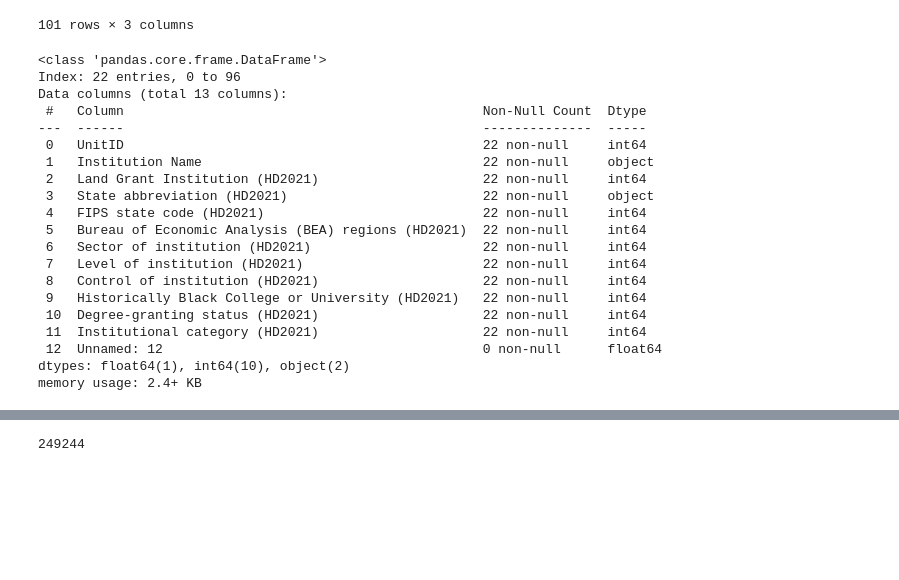
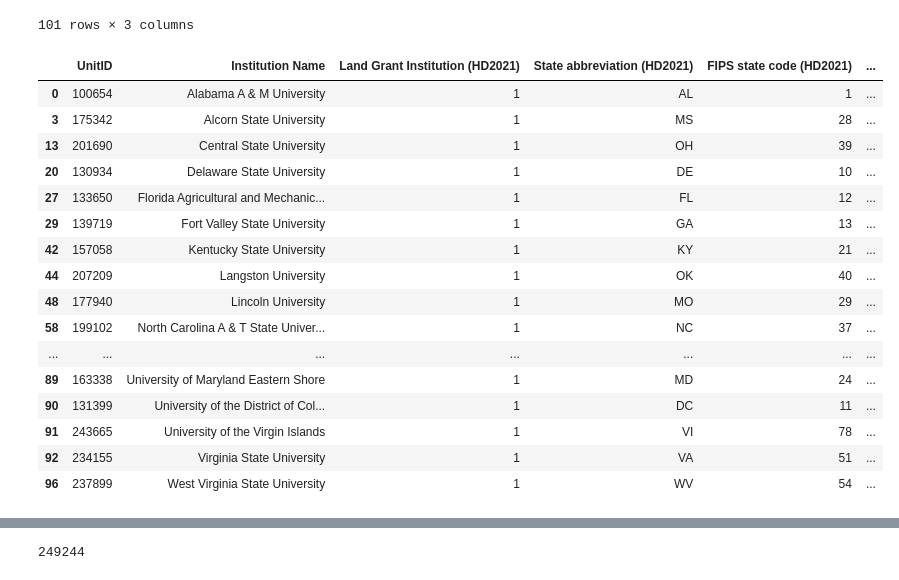
Before and after one commit to mhm516/HBCU_Analysis_Capstone, a Jupyter notebook: notebook/school_stats.ipynb, the cells around one changed output, grey strips where cells are left out. Cells and saved outputs as stored; diff of their text form; code cells hidden in the pictures; blank space fills up the shorter version.

```diff
--- a/notebook/school_stats.ipynb
+++ b/notebook/school_stats.ipynb
@@ -401,28 +401,25 @@ land_grants
 101 rows × 3 columns
 # %%
 land_grants2=gen_by_school[gen_by_school.iloc[:,2] == 1]
-land_grants2.info()
+land_grants2
 # %% [output]
-<class 'pandas.core.frame.DataFrame'>
-Index: 22 entries, 0 to 96
-Data columns (total 13 columns):
- #   Column                                              Non-Null Count  Dtype
----  ------                                              --------------  -----
- 0   UnitID                                              22 non-null     int64
- 1   Institution Name                                    22 non-null     object
- 2   Land Grant Institution (HD2021)                     22 non-null     int64
- 3   State abbreviation (HD2021)                         22 non-null     object
- 4   FIPS state code (HD2021)                            22 non-null     int64
- 5   Bureau of Economic Analysis (BEA) regions (HD2021)  22 non-null     int64
- 6   Sector of institution (HD2021)                      22 non-null     int64
- 7   Level of institution (HD2021)                       22 non-null     int64
- 8   Control of institution (HD2021)                     22 non-null     int64
- 9   Historically Black College or University (HD2021)   22 non-null     int64
- 10  Degree-granting status (HD2021)                     22 non-null     int64
- 11  Institutional category (HD2021)                     22 non-null     int64
- 12  Unnamed: 12                                         0 non-null      float64
-dtypes: float64(1), int64(10), object(2)
-memory usage: 2.4+ KB
+|  | UnitID | Institution Name | Land Grant Institution (HD2021) | State abbreviation (HD2021) | FIPS state code (HD2021) | ... |
+| 0 | 100654 | Alabama A & M University | 1 | AL | 1 | ... |
+| 3 | 175342 | Alcorn State University | 1 | MS | 28 | ... |
+| 13 | 201690 | Central State University | 1 | OH | 39 | ... |
+| 20 | 130934 | Delaware State University | 1 | DE | 10 | ... |
+| 27 | 133650 | Florida Agricultural and Mechanic... | 1 | FL | 12 | ... |
+| 29 | 139719 | Fort Valley State University | 1 | GA | 13 | ... |
+| 42 | 157058 | Kentucky State University | 1 | KY | 21 | ... |
+| 44 | 207209 | Langston University | 1 | OK | 40 | ... |
+| 48 | 177940 | Lincoln University | 1 | MO | 29 | ... |
+| 58 | 199102 | North Carolina A & T State Univer... | 1 | NC | 37 | ... |
+| ... | ... | ... | ... | ... | ... | ... |
+| 89 | 163338 | University of Maryland Eastern Shore | 1 | MD | 24 | ... |
+| 90 | 131399 | University of the District of Col... | 1 | DC | 11 | ... |
+| 91 | 243665 | University of the Virgin Islands | 1 | VI | 78 | ... |
+| 92 | 234155 | Virginia State University | 1 | VA | 51 | ... |
+| 96 | 237899 | West Virginia State University | 1 | WV | 54 | ... |
 # %%
 enroll_degree_count
 # %% [output]
```
Also changed, not shown: parts of 26 cells of this notebook.
